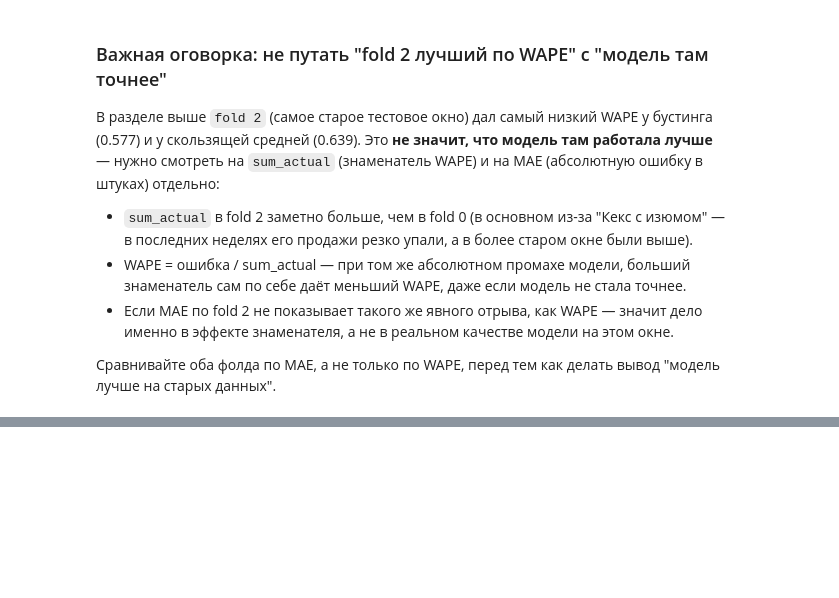
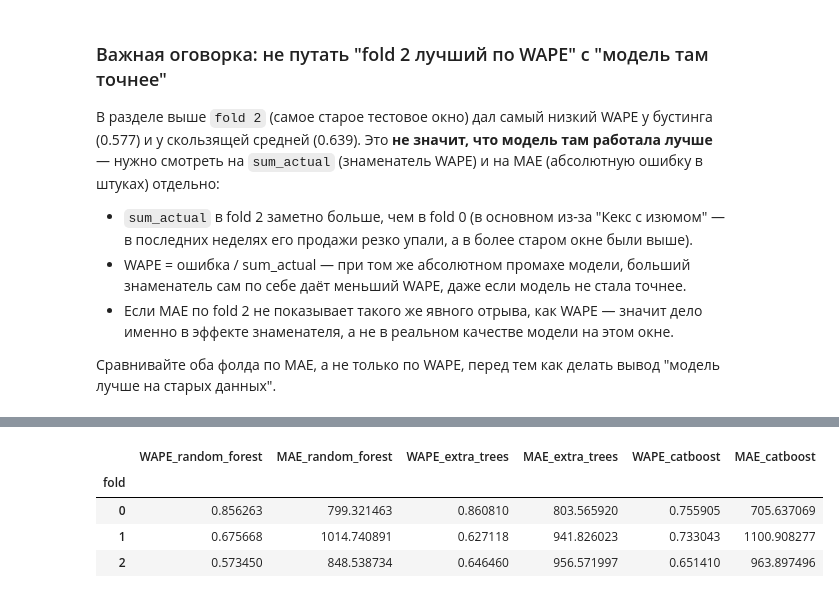
Before and after one commit to Kruasanya/sladkiy_gorodok, a Jupyter notebook: Обучение моделей/Модели/01_Прогноз_спроса/прогноз_спроса.ipynb, the cells around one changed output, grey strips where cells are left out. Drawn from its saved outputs; the diff is of its cells as text; code cells hidden in the pictures; blank space fills up the shorter version.

```diff
--- a/Обучение моделей/Модели/01_Прогноз_спроса/прогноз_спроса.ipynb
+++ b/Обучение моделей/Модели/01_Прогноз_спроса/прогноз_спроса.ipynb
@@ -595,0 +752,60 @@ Name: sum_actual, dtype: float64
+# %%
+from sklearn.ensemble import RandomForestRegressor, ExtraTreesRegressor
+
+try:
+    from catboost import CatBoostRegressor
+    HAS_CATBOOST = True
+except ImportError:
+    HAS_CATBOOST = False
+
+
+def build_candidate_models():
+    models = {
+        "random_forest": RandomForestRegressor(
+            n_estimators=300, max_depth=4, min_samples_leaf=3, random_state=42
+        ),
+        "extra_trees": ExtraTreesRegressor(
+            n_estimators=300, max_depth=4, min_samples_leaf=3, random_state=42
+        ),
+    }
+    if HAS_CATBOOST:
+        models["catboost"] = CatBoostRegressor(
+            iterations=300, depth=4, learning_rate=0.05, random_state=42, verbose=False
+        )
+    return models
+
+
+def evaluate_candidates_on_folds():
+    fold_rows = []
+    for fold in range(N_FOLDS):
+        test_lo = fold * TEST_WEEKS + 1
+        test_hi = (fold + 1) * TEST_WEEKS
+        train_fold = featured[featured["week_rank_desc"] > test_hi]
+        test_fold = featured[
+            (featured["week_rank_desc"] >= test_lo) & (featured["week_rank_desc"] <= test_hi)
+        ]
+        if train_fold.empty or test_fold.empty:
+            continue
+        X_train_f = train_fold[FEATURE_COLS_V2]
+        y_train_f = train_fold[TARGET_COL]
+        X_test_f = test_fold[FEATURE_COLS_V2]
+        y_test_f = test_fold[TARGET_COL]
+
+        row = {"fold": fold}
+        for name, model in build_candidate_models().items():
+            model.fit(X_train_f, y_train_f)
+            pred = model.predict(X_test_f)
+            row[f"WAPE_{name}"] = wape(y_test_f.values, pred)
+            row[f"MAE_{name}"] = mae(y_test_f.values, pred)
+        fold_rows.append(row)
+    return pd.DataFrame(fold_rows).set_index("fold")
+
+
+candidate_cv = evaluate_candidates_on_folds()
+candidate_cv
+# %% [output]
+|  | WAPE_random_forest | MAE_random_forest | WAPE_extra_trees | MAE_extra_trees | WAPE_catboost | MAE_catboost |
+| fold |  |  |  |  |  |  |
+| 0 | 0.856263 | 799.321463 | 0.860810 | 803.565920 | 0.755905 | 705.637069 |
+| 1 | 0.675668 | 1014.740891 | 0.627118 | 941.826023 | 0.733043 | 1100.908277 |
+| 2 | 0.573450 | 848.538734 | 0.646460 | 956.571997 | 0.651410 | 963.897496 |
```
Also changed, not shown: parts of 25 cells of this notebook, 2 other files.
